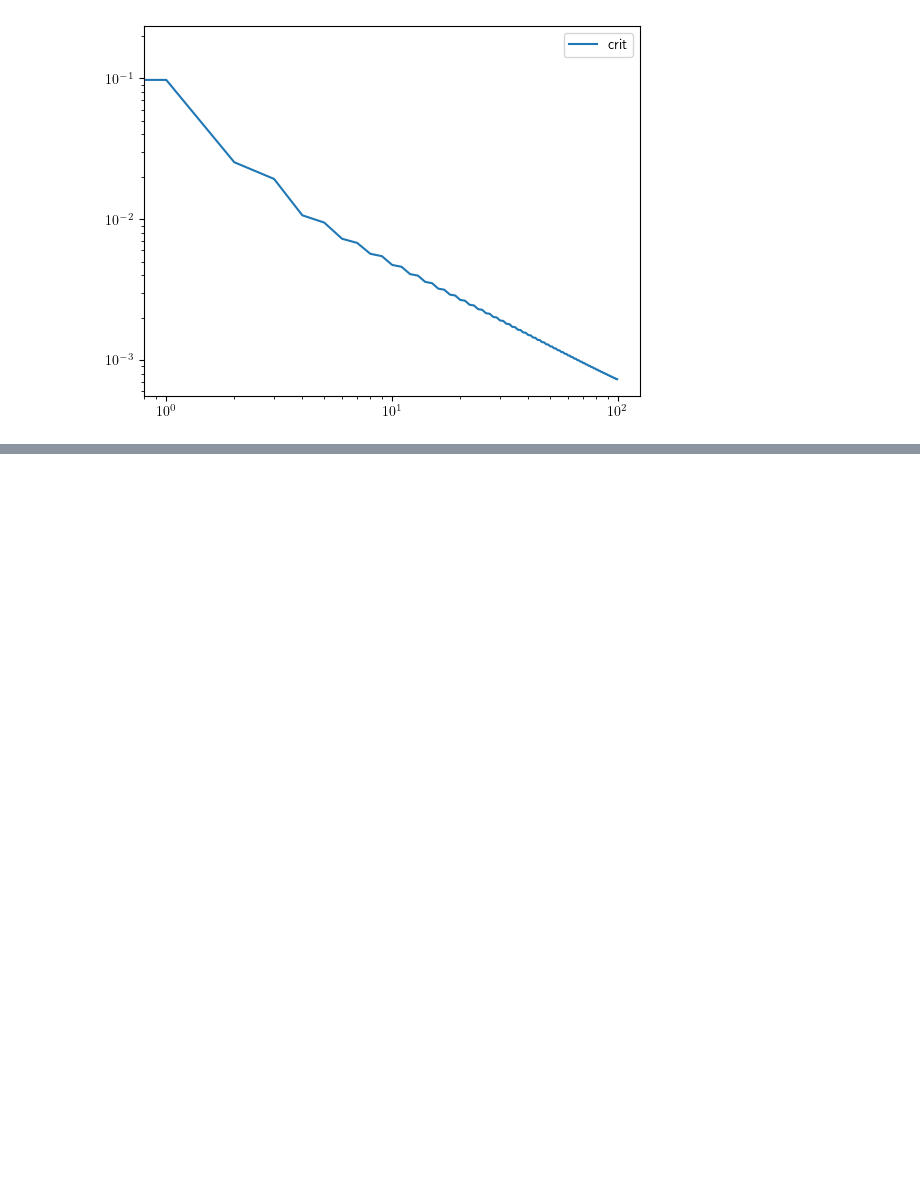
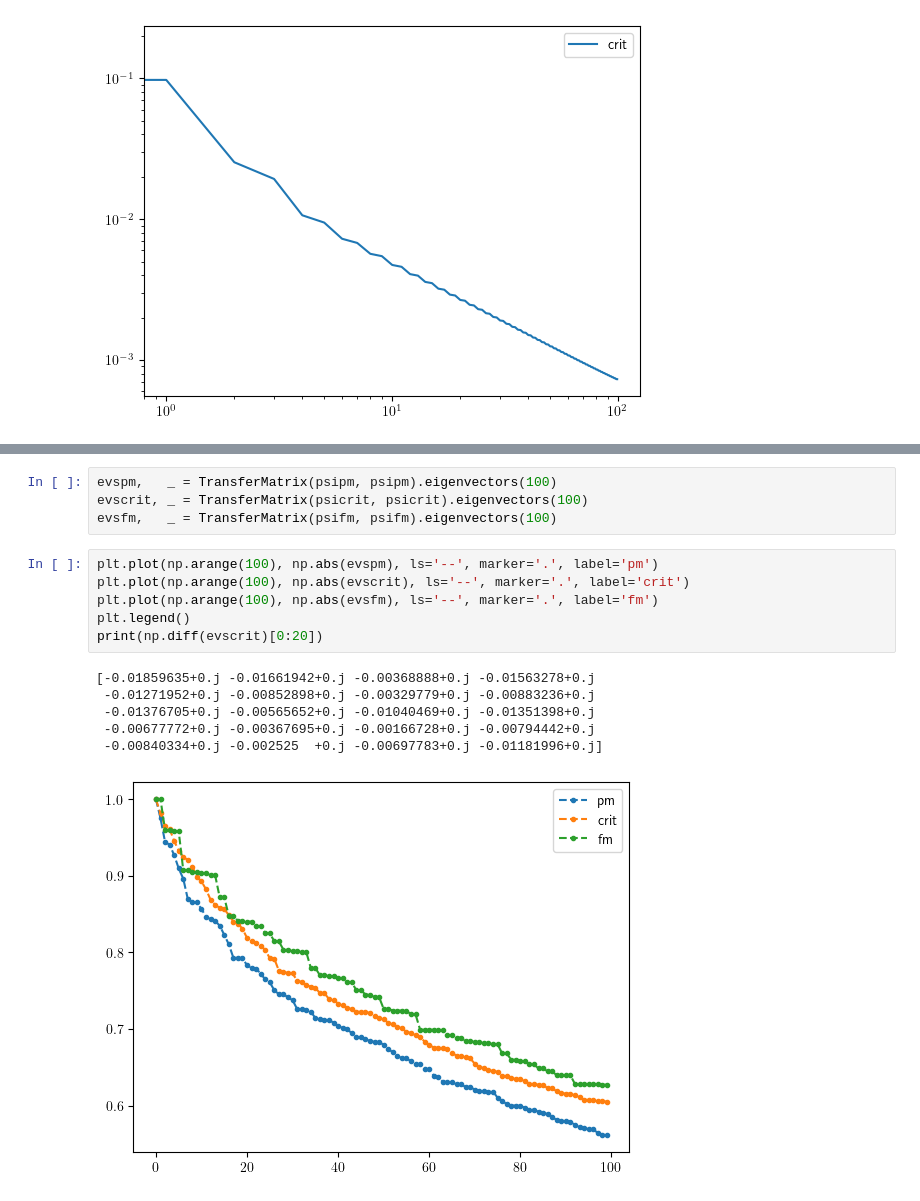
Before and after one commit to aravindhshankar/Spin1LongRangeOrder.jl, a Jupyter notebook: python/notebooks/chi800magzfromdata.ipynb, the cells around one changed output, grey strips where cells are left out. Saved outputs shown, nothing was run; the diff lists cells and outputs as text; blank space fills up the shorter version.

```diff
--- a/python/notebooks/chi800magzfromdata.ipynb
+++ b/python/notebooks/chi800magzfromdata.ipynb
@@ -196,0 +202,17 @@ plt.legend()
+# %%
+evspm,   _ = TransferMatrix(psipm, psipm).eigenvectors(100)
+evscrit, _ = TransferMatrix(psicrit, psicrit).eigenvectors(100)
+evsfm,   _ = TransferMatrix(psifm, psifm).eigenvectors(100)
+# %%
+plt.plot(np.arange(100), np.abs(evspm), ls='--', marker='.', label='pm')
+plt.plot(np.arange(100), np.abs(evscrit), ls='--', marker='.', label='crit')
+plt.plot(np.arange(100), np.abs(evsfm), ls='--', marker='.', label='fm')
+plt.legend()
+print(np.diff(evscrit)[0:20])
+# %% [output]
+[-0.01859635+0.j -0.01661942+0.j -0.00368888+0.j -0.01563278+0.j
+ -0.01271952+0.j -0.00852898+0.j -0.00329779+0.j -0.00883236+0.j
+ -0.01376705+0.j -0.00565652+0.j -0.01040469+0.j -0.01351398+0.j
+ -0.00677772+0.j -0.00367695+0.j -0.00166728+0.j -0.00794442+0.j
+ -0.00840334+0.j -0.002525  +0.j -0.00697783+0.j -0.01181996+0.j]
+[figure, added]
```
Also changed, not shown: parts of 2 cells of this notebook, 1 other file.
